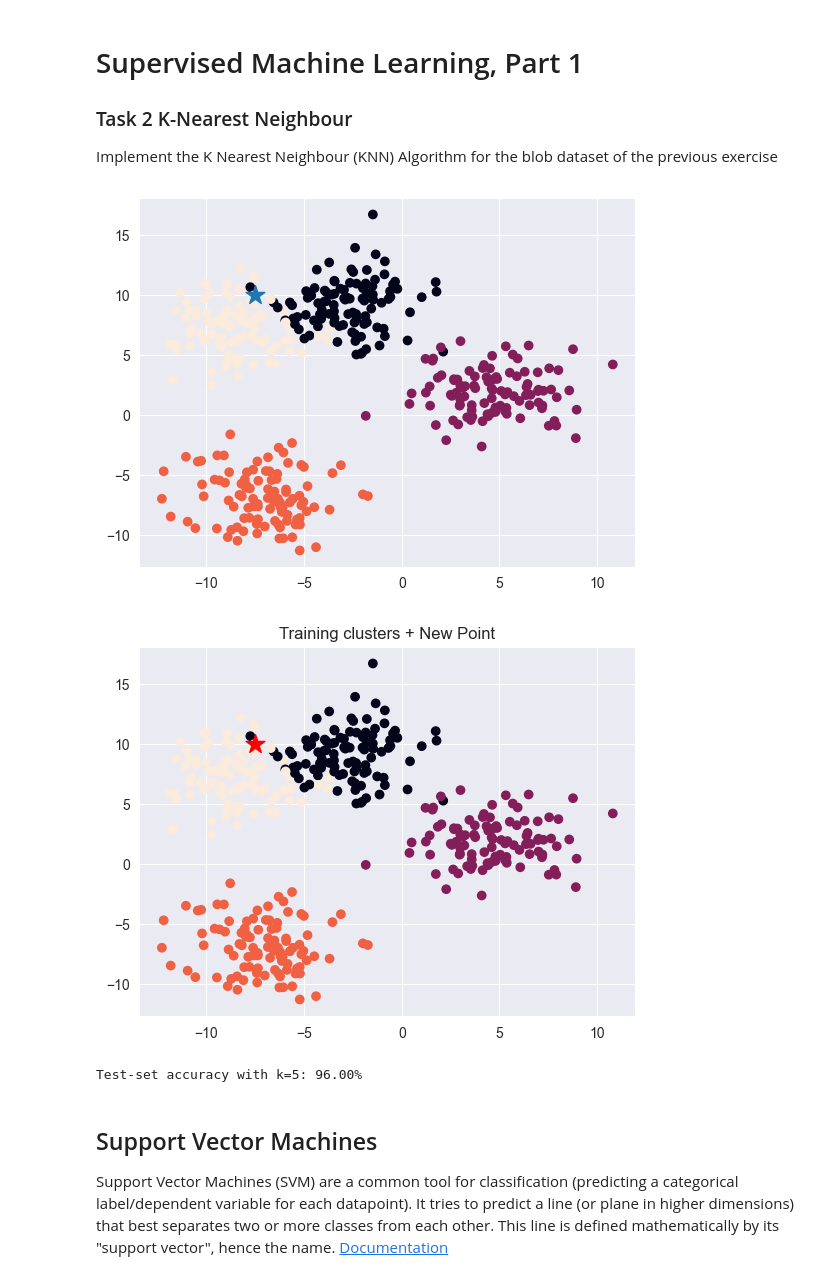
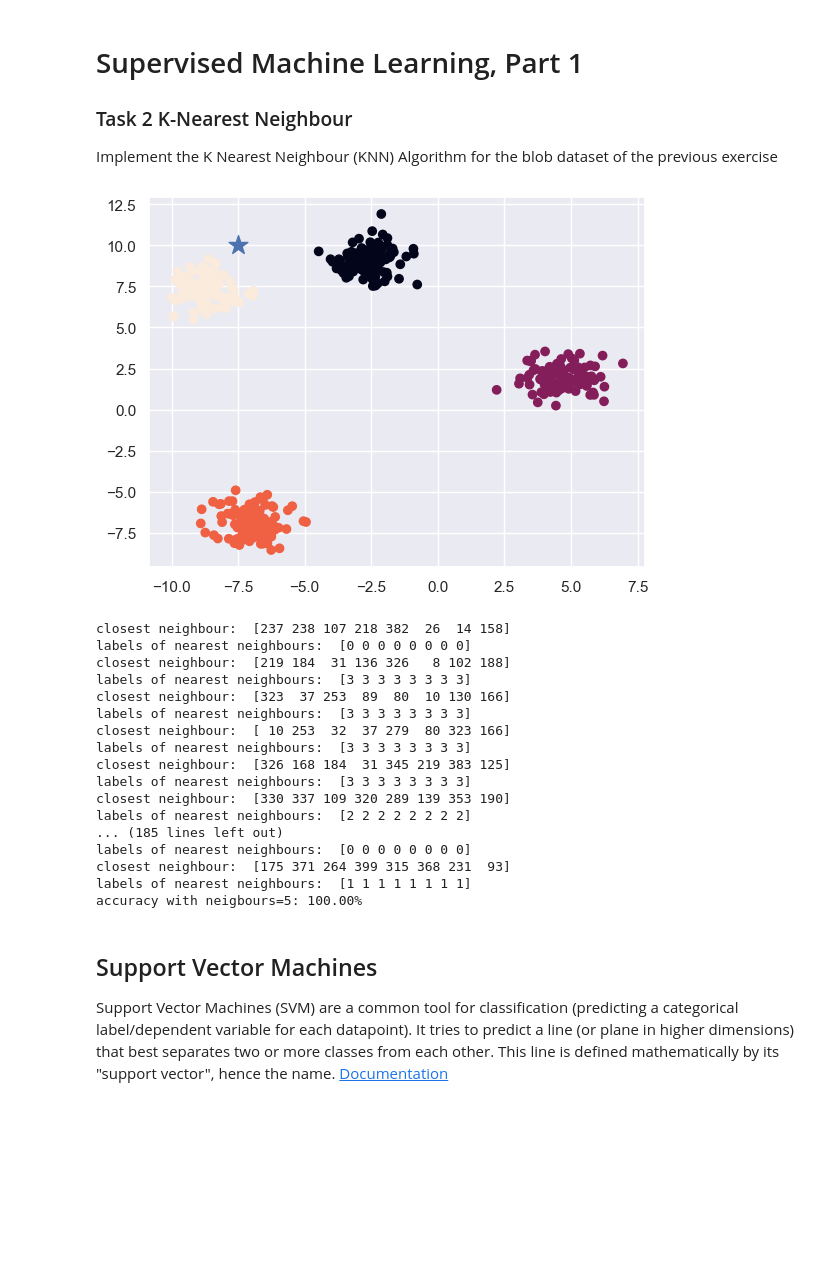
Before and after one commit to Gabriel-A-NY/uek259, a Jupyter notebook: demos/05_SupervisedML.ipynb, the cells around one changed output. Drawn from its saved outputs; the diff is of its cells as text; code cells hidden in the pictures; blank space fills up the shorter version.

```diff
--- a/demos/05_SupervisedML.ipynb
+++ b/demos/05_SupervisedML.ipynb
@@ -32,57 +47,72 @@ Do you see anything interesting? Summarize your results below. Are there other a
 
 ### Task 2 K-Nearest Neighbour
 Implement the K Nearest Neighbour (KNN) Algorithm for the blob dataset of the previous exercise
-# %%
-import numpy as np
-import matplotlib.pyplot as plt
-from sklearn.datasets import make_blobs
-from sklearn.model_selection import train_test_split
-
-data, labels = make_blobs(
-    n_samples=500,
-    centers=4,
-    cluster_std=2,
-    random_state=42
-)
-
-experienceData, testData, experienceLabels, testLabels = train_test_split(
-    data, labels, test_size=0.20, random_state=42
-)
-
-new_point = np.array([-7.5,10])
-
-plt.figure()
-plt.scatter(experienceData[:, 0], experienceData[:, 1], c=experienceLabels)
-plt.scatter(new_point[0], new_point[1], marker='*', s=200)
-plt.show()
-# %% [output]
-[figure, removed]
 # %%
 from sklearn.metrics import accuracy_score
 from collections import Counter
+import numpy as np
+import matplotlib.pyplot as plt
+from sklearn.datasets import make_blobs
+from sklearn.model_selection import train_test_split
 
+data, labels = make_blobs(
+    n_samples=500,
+    centers=4,
+    cluster_std=0.75,
+    random_state=42
+)
+
+experienceData, testData, experienceLabels, testLabels = train_test_split(
+    data, labels, test_size=0.20, random_state=42
+)
+
+new_point = np.array([-7.5,10])
+
+plt.figure()
+plt.scatter(experienceData[:, 0], experienceData[:, 1], c=experienceLabels)
+plt.scatter(new_point[0], new_point[1], marker='*', s=200)
+plt.show()
 
 def k_means(newPoint, experienceData,experienceLabels, numberOfNeighbours):
     distance = np.linalg.norm(experienceData - newPoint, axis=1)
 
     closest_neighbours = np.argsort(distance)[:numberOfNeighbours]
 
     print("closest neighbour: ", closest_neighbours)
 
     labels_of_nearest_neighbours = experienceLabels[closest_neighbours]
 
     print("labels of nearest neighbours: ", labels_of_nearest_neighbours)
 
     count_of_labels = Counter(labels_of_nearest_neighbours)
 
     predicted_class = count_of_labels.most_common(1)[0][0]
 
     return predicted_class
 
-k_means([-7.5,10], experienceData,experienceLabels,5)
+numberOfNeighbours = 8
+predictions = [k_means(newPoint,experienceData,experienceLabels, numberOfNeighbours) for newPoint in testData]
+accuracy = accuracy_score(testLabels, predictions)
+print(f"accuracy with neigbours={k}: {accuracy:.2%}")
 # %% [output]
-[figure, old version]
+[figure, new version]
-Test‐set accuracy with k=5: 96.00%
+closest neighbour:  [237 238 107 218 382  26  14 158]
+labels of nearest neighbours:  [0 0 0 0 0 0 0 0]
+closest neighbour:  [219 184  31 136 326   8 102 188]
+labels of nearest neighbours:  [3 3 3 3 3 3 3 3]
+closest neighbour:  [323  37 253  89  80  10 130 166]
+labels of nearest neighbours:  [3 3 3 3 3 3 3 3]
+closest neighbour:  [ 10 253  32  37 279  80 323 166]
+labels of nearest neighbours:  [3 3 3 3 3 3 3 3]
+closest neighbour:  [326 168 184  31 345 219 383 125]
+labels of nearest neighbours:  [3 3 3 3 3 3 3 3]
+closest neighbour:  [330 337 109 320 289 139 353 190]
+labels of nearest neighbours:  [2 2 2 2 2 2 2 2]
+... (185 lines left out)
+labels of nearest neighbours:  [0 0 0 0 0 0 0 0]
+closest neighbour:  [175 371 264 399 315 368 231  93]
+labels of nearest neighbours:  [1 1 1 1 1 1 1 1]
+accuracy with neigbours=5: 100.00%
 # %% [markdown]
 ## Support Vector Machines
 
```
Also changed, not shown: parts of 2 cells of this notebook.
